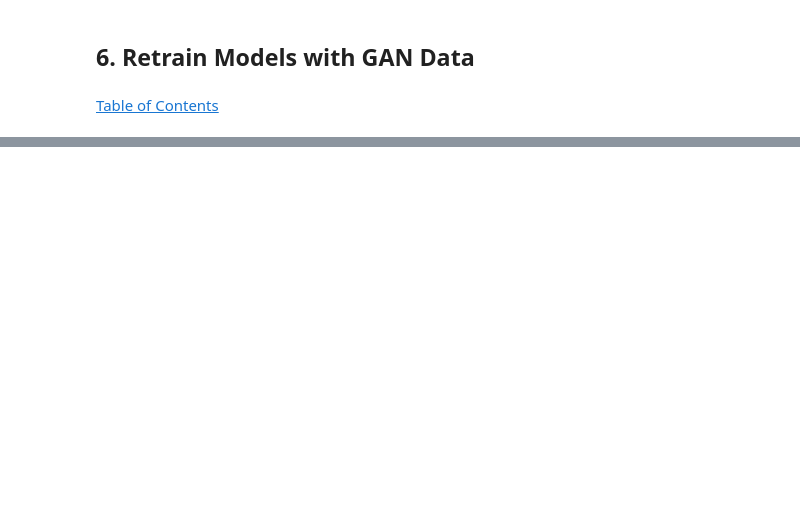
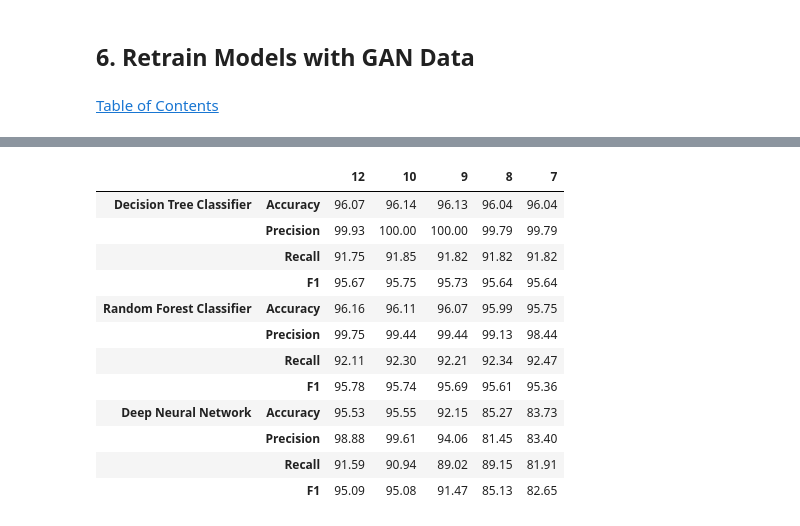
Before and after one commit to iainmuir6/Machine-Learning-with-Coronavirus-Data, a Jupyter notebook: ml_covid_research_w3.ipynb, the cells around one changed output, grey strips where cells are left out. Cells and saved outputs as stored; diff of their text form; code cells hidden in the pictures; blank space fills up the shorter version.

```diff
--- a/ml_covid_research_w3.ipynb
+++ b/ml_covid_research_w3.ipynb
@@ -1816,4 +1273,5 @@ F1: 10.31%
 # %%
-test_final_models(models, (X_retrain, y_retrain, X_retest, y_retest))
+%%time
+metric_df2 = test_final_models(models, (X_retrain, y_retrain, X_retest, y_retest))
 # %% [output]
 #### 12 Features
@@ -1851 +1309,17 @@ F1: 15.11%
 ... (28 outputs left out)
+# %%
+metric_df2
+# %% [output]
+|  |  | 12 | 10 | 9 | 8 | 7 |
+| Decision Tree Classifier | Accuracy | 96.07 | 96.14 | 96.13 | 96.04 | 96.04 |
+|  | Precision | 99.93 | 100.00 | 100.00 | 99.79 | 99.79 |
+|  | Recall | 91.75 | 91.85 | 91.82 | 91.82 | 91.82 |
+|  | F1 | 95.67 | 95.75 | 95.73 | 95.64 | 95.64 |
+| Random Forest Classifier | Accuracy | 96.16 | 96.11 | 96.07 | 95.99 | 95.75 |
+|  | Precision | 99.75 | 99.44 | 99.44 | 99.13 | 98.44 |
+|  | Recall | 92.11 | 92.30 | 92.21 | 92.34 | 92.47 |
+|  | F1 | 95.78 | 95.74 | 95.69 | 95.61 | 95.36 |
+| Deep Neural Network | Accuracy | 95.53 | 95.55 | 92.15 | 85.27 | 83.73 |
+|  | Precision | 98.88 | 99.61 | 94.06 | 81.45 | 83.40 |
+|  | Recall | 91.59 | 90.94 | 89.02 | 89.15 | 81.91 |
+|  | F1 | 95.09 | 95.08 | 91.47 | 85.13 | 82.65 |
```
Also changed, not shown: parts of 84 cells of this notebook.
